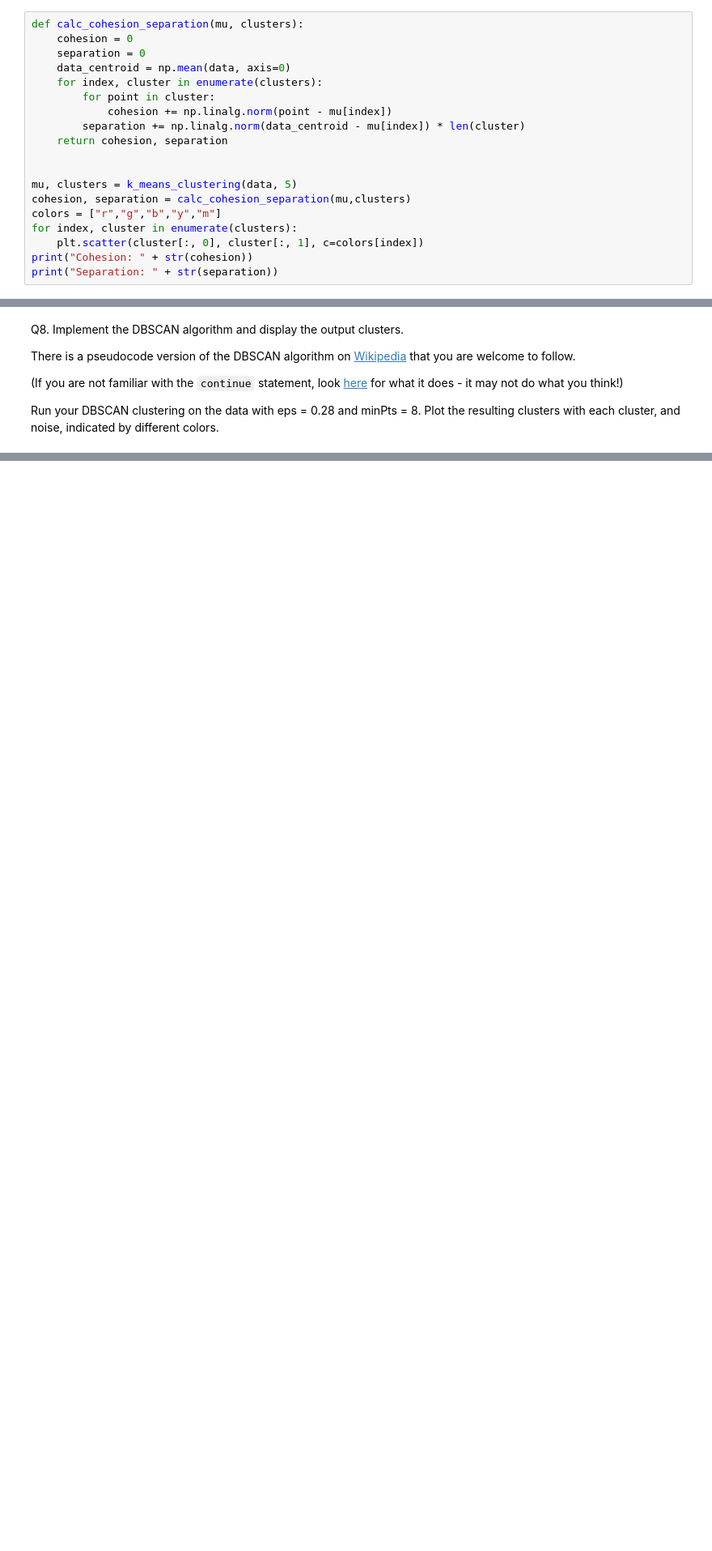
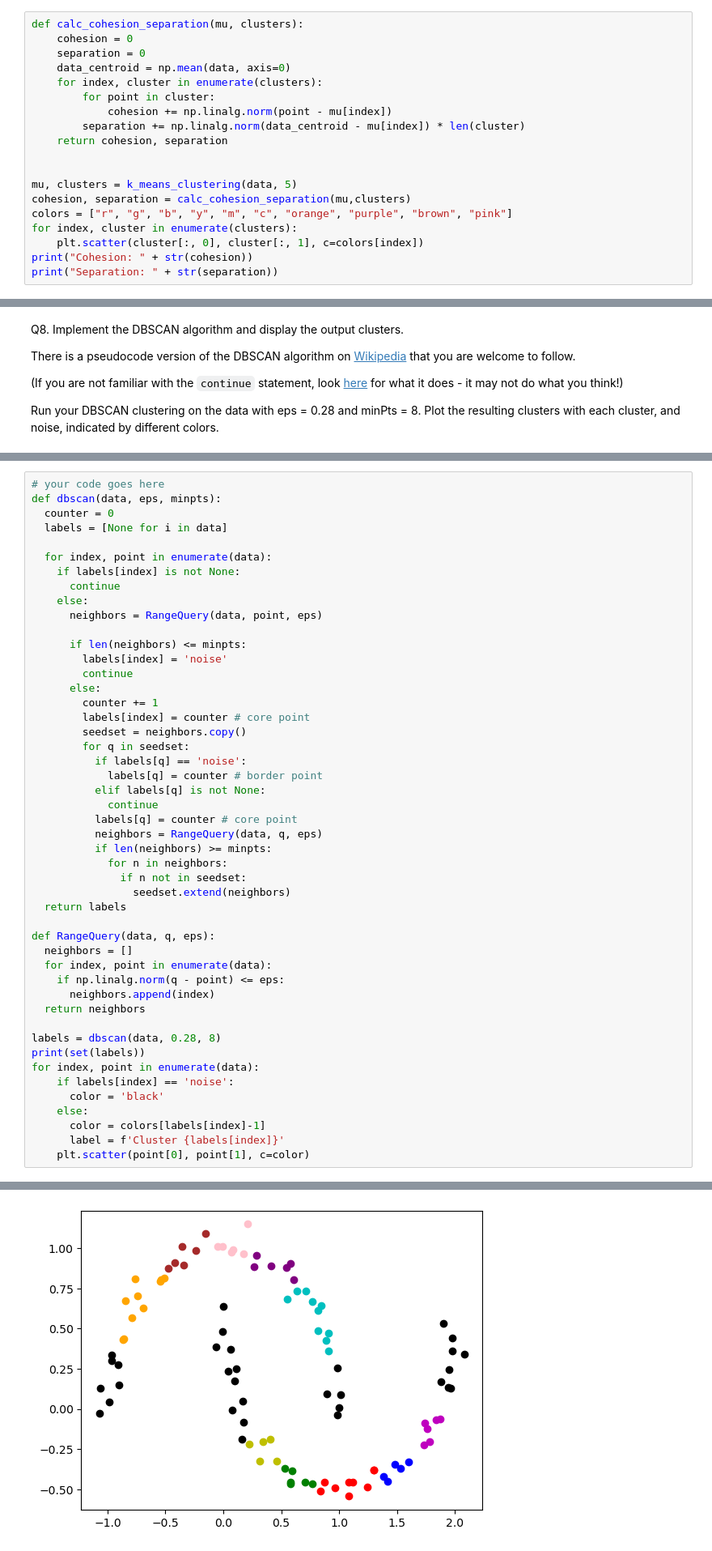
Before and after one commit to aJimenez19037/CS363M-HW, a Jupyter notebook: HW5/HW5 - Clustering.ipynb, the cells around one changed output, grey strips where cells are left out. Shown: that part at 81% size. Drawn from its saved outputs; the diff is of its cells as text; blank space fills up the shorter version.

```diff
--- a/HW5/HW5 - Clustering.ipynb
+++ b/HW5/HW5 - Clustering.ipynb
@@ -101,7 +101,7 @@ def calc_cohesion_separation(mu, clusters):
 
 mu, clusters = k_means_clustering(data, 5)
 cohesion, separation = calc_cohesion_separation(mu,clusters)
-colors = ["r","g","b","y","m"]
+colors = ["r", "g", "b", "y", "m", "c", "orange", "purple", "brown", "pink"]
 for index, cluster in enumerate(clusters):
     plt.scatter(cluster[:, 0], cluster[:, 1], c=colors[index])
 print("Cohesion: " + str(cohesion))
@@ -157,0 +156,49 @@ Run your DBSCAN clustering on the data with eps = 0.28 and minPts = 8. Plot the
+# %%
+# your code goes here
+def dbscan(data, eps, minpts):
+  counter = 0
+  labels = [None for i in data]
+
+  for index, point in enumerate(data):
+    if labels[index] is not None:
+      continue
+    else:
+      neighbors = RangeQuery(data, point, eps)
+
+      if len(neighbors) <= minpts:
+        labels[index] = 'noise'
+        continue
+      else:
+        counter += 1
+        labels[index] = counter # core point
+        seedset = neighbors.copy()
+        for q in seedset:
+          if labels[q] == 'noise':
+            labels[q] = counter # border point
+          elif labels[q] is not None:
+            continue
+          labels[q] = counter # core point
+          neighbors = RangeQuery(data, q, eps)
+          if len(neighbors) >= minpts:
+            for n in neighbors:
+              if n not in seedset:
+                seedset.extend(neighbors)
+  return labels
+
+def RangeQuery(data, q, eps):
+  neighbors = []
+  for index, point in enumerate(data):
+    if np.linalg.norm(q - point) <= eps:
+      neighbors.append(index)
+  return neighbors
+
+labels = dbscan(data, 0.28, 8)
+print(set(labels))
+for index, point in enumerate(data):
+    if labels[index] == 'noise':
+      color = 'black'
+    else:
+      color = colors[labels[index]-1]
+      label = f'Cluster {labels[index]}'
+    plt.scatter(point[0], point[1], c=color)
+# %% [output]
@@ -158,3 +206,4 @@ Run your DBSCAN clustering on the data with eps = 0.28 and minPts = 8. Plot the
+[figure, added]
 # %% [markdown]
 ## Part 3: Clustering with scikit-learn and scipy
 # %% [markdown]
```
Also changed, not shown: parts of 2 cells of this notebook.
